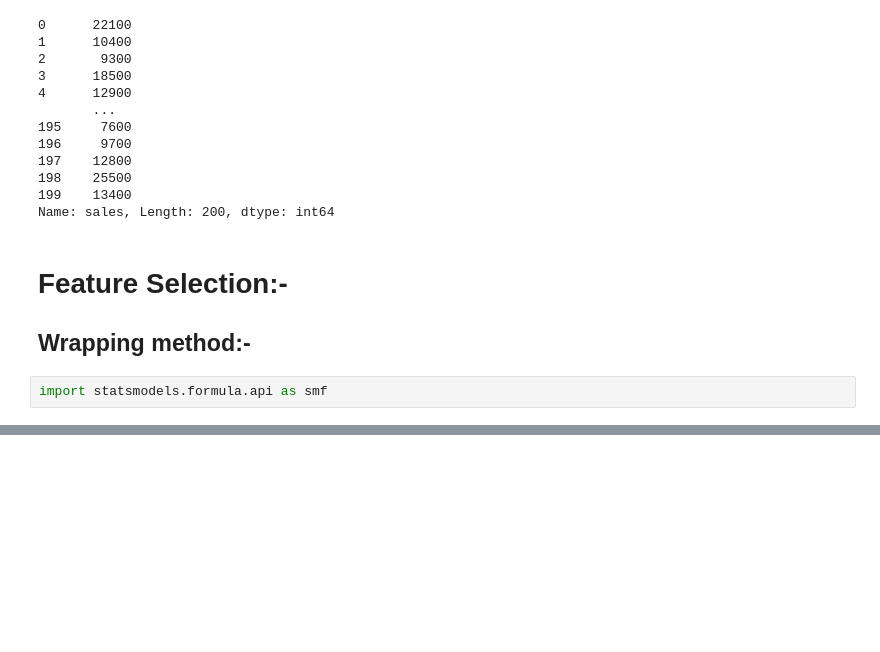
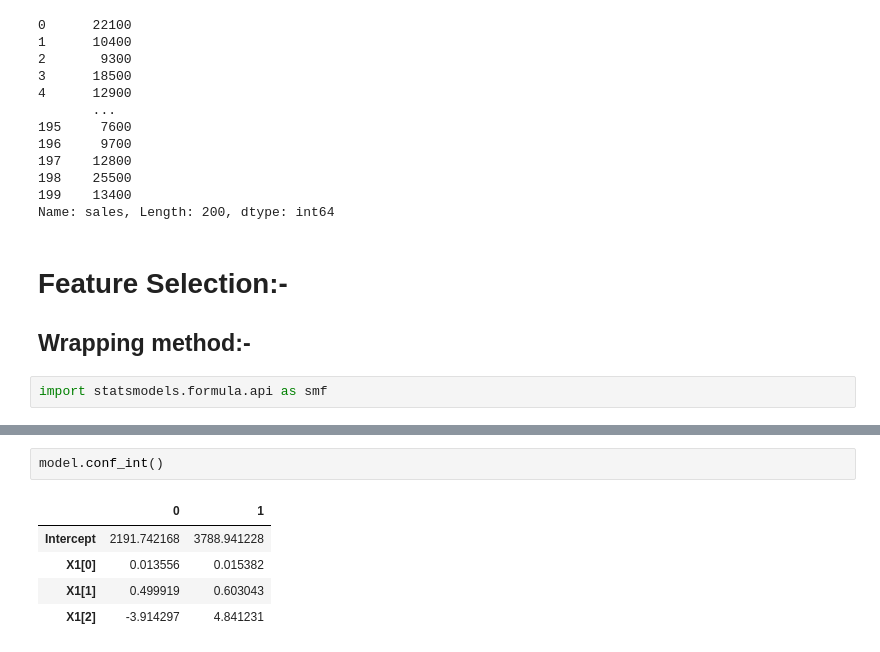
Before and after one commit to manojkumar211/capstone_regression, a Jupyter notebook: experiments/Sales Prediction.ipynb, the cells around one changed output, grey strips where cells are left out. Cells and saved outputs as stored; diff of their text form; blank space fills up the shorter version.

```diff
--- a/experiments/Sales Prediction.ipynb
+++ b/experiments/Sales Prediction.ipynb
@@ -545,3 +545,11 @@ Notes:
 [1] Standard Errors assume that the covariance matrix of the errors is correctly specified.
 [2] The condition number is large, 1.67e+06. This might indicate that there are
 strong multicollinearity or other numerical problems.
+# %%
+model.conf_int()
+# %% [output]
+|  | 0 | 1 |
+| Intercept | 2191.742168 | 3788.941228 |
+| X1[0] | 0.013556 | 0.015382 |
+| X1[1] | 0.499919 | 0.603043 |
+| X1[2] | -3.914297 | 4.841231 |
```
Also changed, not shown: parts of 30 cells of this notebook, 6 other files.
